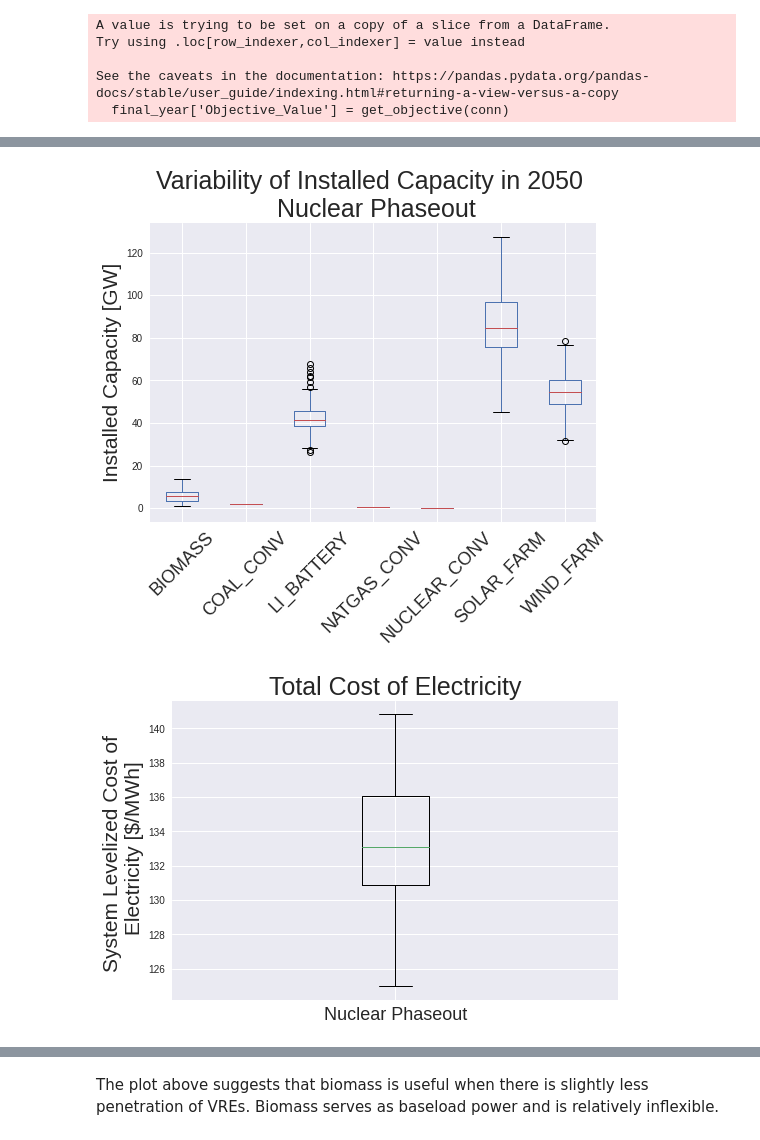
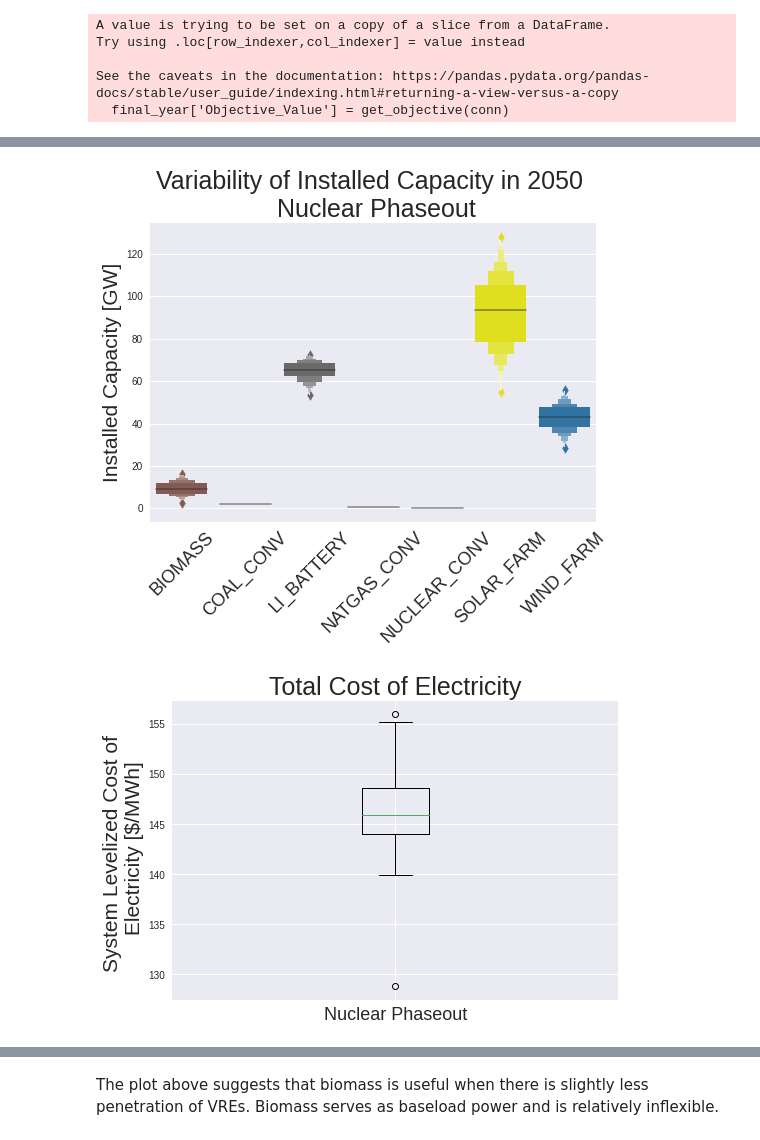
Before and after one commit to samgdotson/2021-dotson-ms, a Jupyter notebook: IL_ZN_re_sensitivity_52_results.ipynb, the cells around one changed output, grey strips where cells are left out. Saved outputs shown, nothing was run; the diff lists cells and outputs as text; code cells hidden in the pictures.

Commit message:
updates results data and finishes draft of IL methods

```diff
--- a/IL_ZN_re_sensitivity_52_results.ipynb
+++ b/IL_ZN_re_sensitivity_52_results.ipynb
@@ -25,5 +25,5 @@ print(len(pygen_inp))
 # %%
-path = 'simulations/illinois/zero_nuclear_RE_sensitivity/data_files/*.sqlite'
+path = 'simulations/illinois/zero_nuclear_RE_sensitivity/data_files/*V2.sqlite'
 data_files = glob.glob(path, recursive=True)
 data_files.sort()
 data_files.append('simulations/illinois/zero_nuclear/IL_ZN_CC30_52.sqlite')
@@ -98,14 +98,14 @@ techs = list(df.columns[:-1])
 # %%
 plt.style.use('seaborn')
 plt.figure.figsize = (12,9)
-(df[techs]/1000).boxplot()
-
+# (df[techs]/1000).boxplot()
+sb.boxenplot(data=(df[techs]/1000), palette=elc_colors)
 plt.title('Variability of Installed Capacity in 2050 \n Nuclear Phaseout', fontsize=25)
 plt.ylabel('Installed Capacity [GW]', fontsize=21)
 plt.xticks(fontsize=18, rotation=45)
 plt.show()
 # %% [output]
-[figure, old version]
+[figure, new version]
 # %%
 demand = 1267698.8
 plt.style.use('seaborn')
@@ -117,7 +117,7 @@ plt.ylabel('System Levelized Cost of \n Electricity [$/MWh]', fontsize=21)
 plt.xticks([1],['Nuclear Phaseout'],fontsize=18)
 plt.show()
 # %% [output]
-[figure, old version]
+[figure, new version]
 # %%
 df = df.reset_index().drop(columns='year')
 # %%
```
Also changed, not shown: parts of 10 cells of this notebook, 12 other files.
